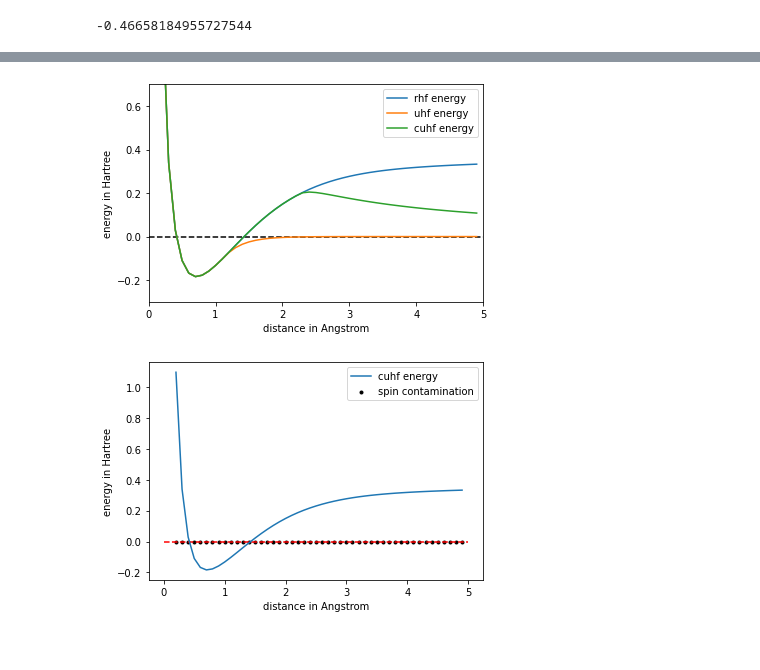
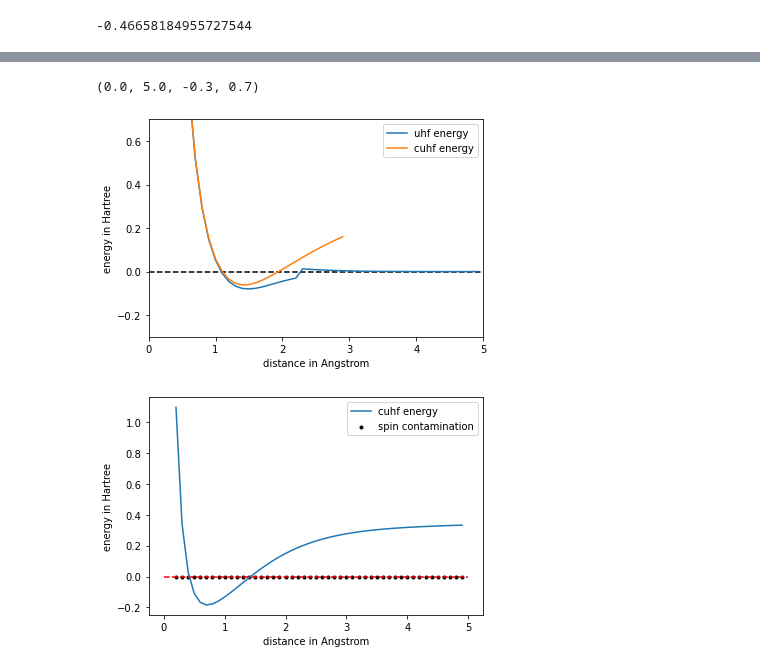
Before and after one commit to ruvdrsti/Bachelor_project, a Jupyter notebook: theory/outline_BachelorProject/code/storydata.ipynb, the cells around one changed output, grey strips where cells are left out. Cells and saved outputs as stored; diff of their text form; code cells hidden in the pictures.

```diff
--- a/theory/outline_BachelorProject/code/storydata.ipynb
+++ b/theory/outline_BachelorProject/code/storydata.ipynb
@@ -25,9 +25,11 @@ spincont_rhf = []
 for distance in distances:
     h2 = Hartree_fock.RHFMolecule(f"""
     H 0 0 0
-    H 0 0 {distance}
+    H 0 {distance} 0
+    H {distance*np.cos(np.pi/3)} {distance*np.cos(np.pi/3)} 0
     """)
     h2.setConvergence(1e-12)
     E = h2.iterator(mute=True, criterion="energy")
-    energies_rhf.append(E[0] - 2*h_energy)
+    energies_rhf.append(E[0] - 3*h_energy)
     spincont_rhf.append(h2.getSpinContamination())
+    print(h2.getSpinContamination())
@@ -50,16 +70,17 @@ plt.savefig("/user/gent/440/vsc44013/Bachelor_project/Bachelor_project/theory/ou
 # %%
 import numpy as np
-distances = np.arange(0.2, 5, 0.1)
+distances_uhf = np.arange(0.2, 5, 0.1)
 energies_uhf = []
 spincont_uhf = []
-for distance in distances:
+for distance in distances_uhf:
     h2 = Hartree_fock.UHFMolecule(f"""
     H 0 0 0
-    H 0 0 {distance}
+    H 0 {distance} 0
+    H {distance*np.cos(np.pi/3)} {distance*np.cos(np.pi/3)} 0
     """)
-    h2.setConvergence(1e-12)
+    h2.setConvergence(1e-6)
     E = h2.iterator(mute=True)
-    energies_uhf.append(E[0] - 2*h_energy)
+    energies_uhf.append(E[0] - 3*h_energy)
     spincont_uhf.append(h2.getSpinContamination())
 # %%
 import matplotlib.pyplot as plt
@@ -80,15 +102,16 @@ plt.savefig("/user/gent/440/vsc44013/Bachelor_project/Bachelor_project/theory/ou
 # %%
-distances = np.arange(0.2, 5, 0.1)
+distances_cuhf = np.arange(0.2, 3, 0.1)
 energies_cuhf = []
 spincont_cuhf = []
-for distance in distances:
+for distance in distances_cuhf:
     h2 = Hartree_fock.CUHFMolecule(f"""
     H 0 0 0
-    H 0 0 {distance}
+    H 0 {distance} 0
+    H {distance*np.cos(np.pi/3)} {distance*np.cos(np.pi/3)} 0
     """)
-    h2.setConvergence(1e-12)
-    E = h2.iterator(mute=True, criterion="energy", mixedGuess=True)
-    energies_cuhf.append(E[0] -2*h_energy)
+    h2.setConvergence(1e-4)
+    E = h2.iterator(mute=True, criterion="energy", mixedGuess=False)
+    energies_cuhf.append(E[0] -3*h_energy)
     spincont_cuhf.append(h2.getSpinContamination())
 # %%
 import matplotlib.pyplot as plt
@@ -109,14 +217,16 @@ plt.savefig("/user/gent/440/vsc44013/Bachelor_project/Bachelor_project/theory/ou
 # %%
-energies = np.array([energies_rhf, energies_uhf, energies_cuhf]).T
-p = plt.plot(distances, energies)
+energies = np.array([energies_uhf, energies_cuhf]).T
+p = plt.plot(distances_uhf, energies_uhf)
+plt.plot(distances_cuhf, energies_cuhf)
 plt.hlines(0, 0, 5, color="black", linestyles="--")
 plt.xlabel("distance in Angstrom")
 plt.ylabel("energy in Hartree")
-plt.legend(["rhf energy", "uhf energy", "cuhf energy"], loc="upper right")
+plt.legend(["uhf energy", "cuhf energy"], loc="upper right")
 plt.axis([0, 5, -0.3, 0.7])
-plt.savefig("/user/gent/440/vsc44013/Bachelor_project/Bachelor_project/theory/outline_BachelorProject/notes/figures/combo.png")
+#plt.savefig("/user/gent/440/vsc44013/Bachelor_project/Bachelor_project/theory/outline_BachelorProject/notes/figures/combo.png")
 # %% [output]
+(0.0, 5.0, -0.3, 0.7)
-[figure, old version]
+[figure, new version]
 # %%
 distances = np.arange(0.2, 5, 0.1)
 energies_cuhf = []
```
Also changed, not shown: parts of 12 cells of this notebook, 17 other files.
